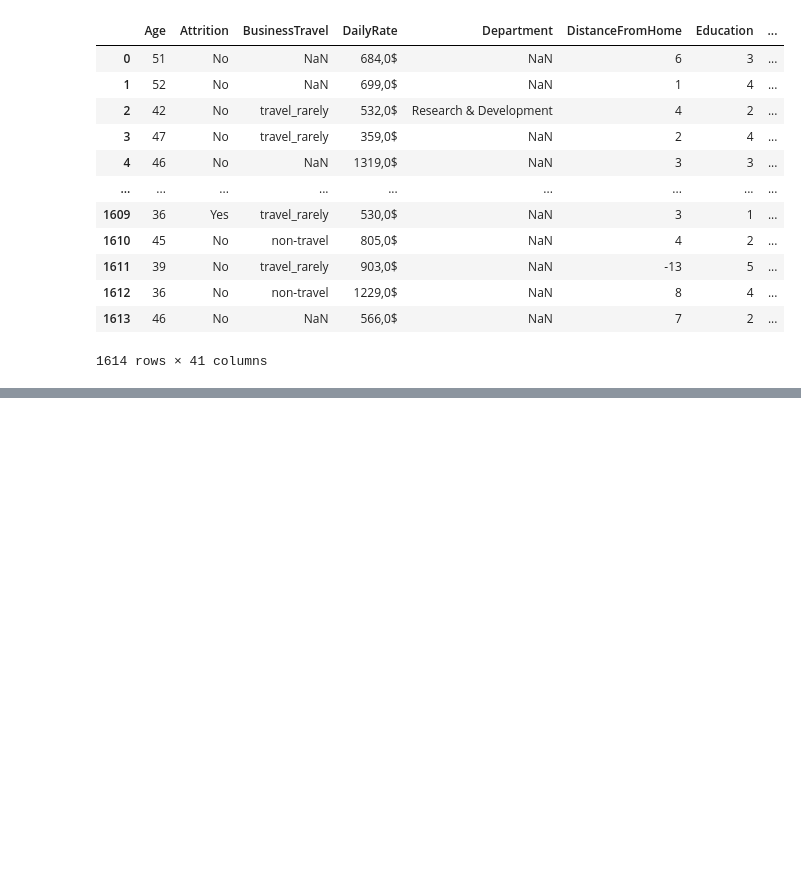
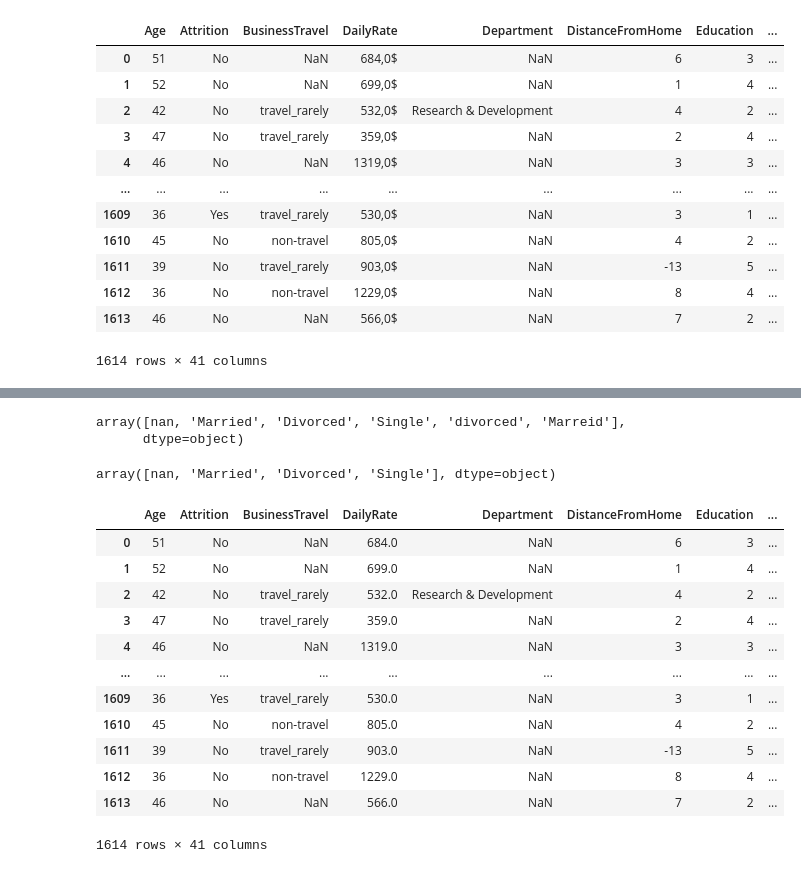
Before and after one commit to TaniaGraff/project-da-promo-angela-modulo-3-team-3, a Jupyter notebook: EDA_Tania.ipynb, the cells around one changed output, grey strips where cells are left out. Cells and saved outputs as stored; diff of their text form; code cells hidden in the pictures; blank space fills up the shorter version.

Commit message:
Subo cambios en mi EDA, refomulando la función para extraer los datos del csv, y desarrollando nuevos ejercicios de la fase 2.

```diff
--- a/EDA_Tania.ipynb
+++ b/EDA_Tania.ipynb
@@ -223,0 +219,16 @@ object
+# %%
+#¡¡¡OJO!!! HACER UNA COPIA DEL DATA FRAME POR SI ACASO. NO EJECUTO CELDA PUES ME DA ERROR PORQUE LOS DATOS YA SON FLOAT.
+print(df_HR['DailyRate'].dtype)
+print(df_HR['DailyRate'])
+
+#Reemplazamos comas por puntos en los valores de la columna 'DailyRate'
+df_HR['DailyRate'] = df_HR['DailyRate'].str.replace(',', '.')
+
+#Eliminamos todos los caracteres que no sean dígitos o puntos de los valores de la columna 'DailyRate'
+df_HR['DailyRate'] = df_HR['DailyRate'].str.replace('[^\d\.]', '', regex=True)
+
+#Reemplazamos los valores vacíos por 'NaN'. ¡¡¡OJO!!! IGUAL NOS CONVIENE MÁS REMPLAZARLO POR 0.0. REVISAR
+df_HR['DailyRate'] = df_HR['DailyRate'].replace('', 'NaN')
+
+#Convertimos la columna 'DailyRate' a tipo float
+df_HR['DailyRate'] = df_HR['DailyRate'].astype(float)
@@ -223,0 +271,33 @@ object
+# %%
+#Corregimos errores tipográficos en la columna MaritalStatus...
+df_HR['MaritalStatus'].unique()
+# %% [output]
+array([nan, 'Married', 'Divorced', 'Single', 'divorced', 'Marreid'],
+      dtype=object)
+# %%
+#Como 'Marreid'.
+df_HR.loc[df_HR['MaritalStatus'] == 'Marreid', 'MaritalStatus'] = 'Married'
+df_HR['MaritalStatus'].unique()
+
+#O 'divorced'.
+df_HR.loc[df_HR['MaritalStatus'] == 'divorced', 'MaritalStatus'] = 'Divorced'
+df_HR['MaritalStatus'].unique()
+# %% [output]
+array([nan, 'Married', 'Divorced', 'Single'], dtype=object)
+# %%
+#Buscamos columnas con información redundante.
+df_HR
+# %% [output]
+|  | Age | Attrition | BusinessTravel | DailyRate | Department | DistanceFromHome | Education | ... |
+| 0 | 51 | No | NaN | 684.0 | NaN | 6 | 3 | ... |
+| 1 | 52 | No | NaN | 699.0 | NaN | 1 | 4 | ... |
+| 2 | 42 | No | travel_rarely | 532.0 | Research & Development | 4 | 2 | ... |
+| 3 | 47 | No | travel_rarely | 359.0 | NaN | 2 | 4 | ... |
+| 4 | 46 | No | NaN | 1319.0 | NaN | 3 | 3 | ... |
+| ... | ... | ... | ... | ... | ... | ... | ... | ... |
+| 1609 | 36 | Yes | travel_rarely | 530.0 | NaN | 3 | 1 | ... |
+| 1610 | 45 | No | non-travel | 805.0 | NaN | 4 | 2 | ... |
+| 1611 | 39 | No | travel_rarely | 903.0 | NaN | -13 | 5 | ... |
+| 1612 | 36 | No | non-travel | 1229.0 | NaN | 8 | 4 | ... |
+| 1613 | 46 | No | NaN | 566.0 | NaN | 7 | 2 | ... |
+1614 rows × 41 columns
```
Also changed, not shown: parts of 8 cells of this notebook.
